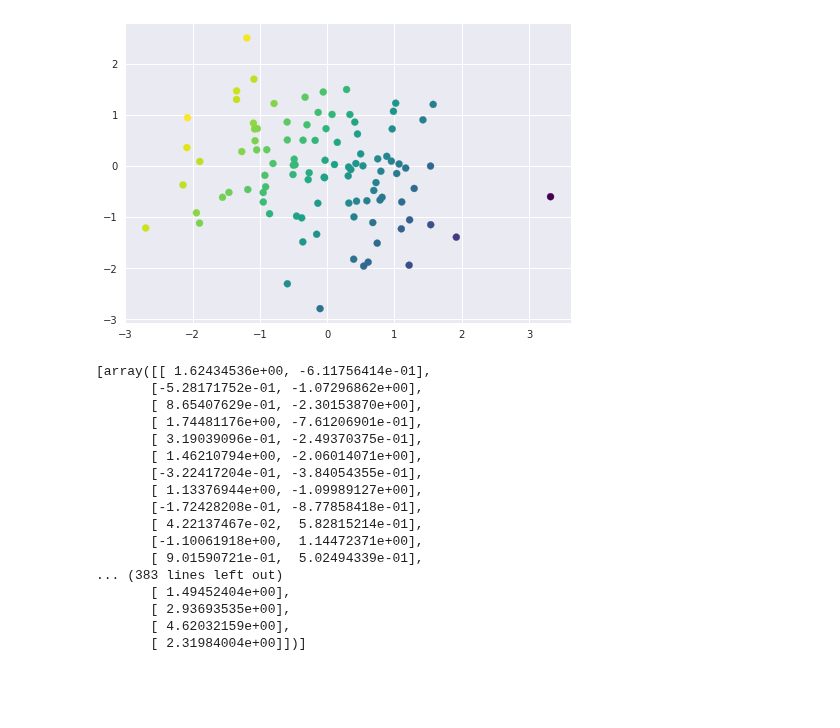
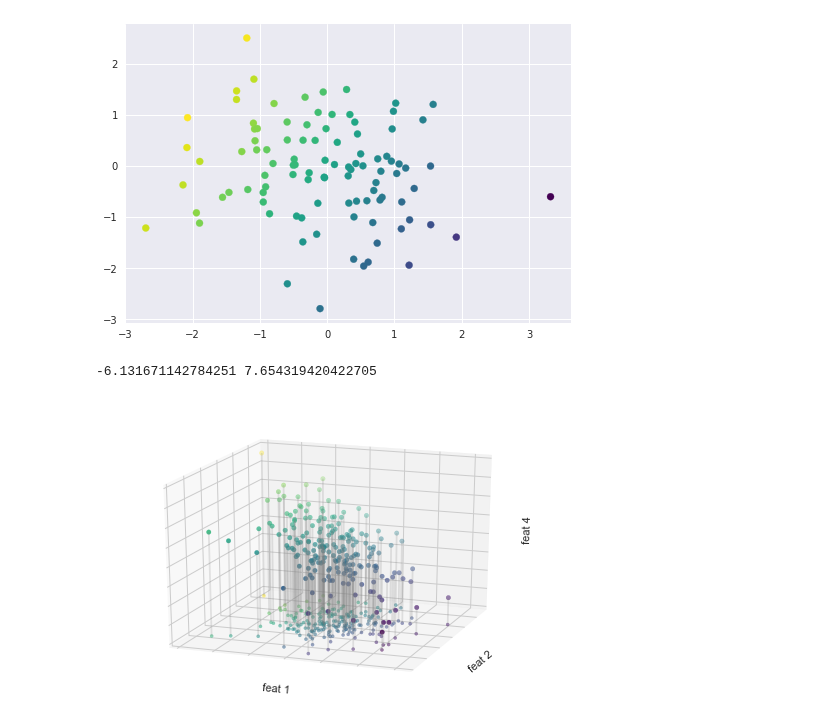
Before and after one commit to SpIIIII/jupyter-repo, a Jupyter notebook: Python Data Science Cookbook/Main (ML chapter).ipynb, the cells around one changed output. Saved outputs shown, nothing was run; the diff lists cells and outputs as text; code cells hidden in the pictures; blank space fills up the shorter version.

```diff
--- a/Python Data Science Cookbook/Main (ML chapter).ipynb
+++ b/Python Data Science Cookbook/Main (ML chapter).ipynb
@@ -118,20 +116,36 @@ points = np.hstack([X,y[:,None]]).reshape(-1,1,3)
-# %%
-print([X,y[:,None]])
-# %% [output]
-[array([[ 1.62434536e+00, -6.11756414e-01],
-       [-5.28171752e-01, -1.07296862e+00],
-       [ 8.65407629e-01, -2.30153870e+00],
-       [ 1.74481176e+00, -7.61206901e-01],
-       [ 3.19039096e-01, -2.49370375e-01],
-       [ 1.46210794e+00, -2.06014071e+00],
-       [-3.22417204e-01, -3.84054355e-01],
-       [ 1.13376944e+00, -1.09989127e+00],
-       [-1.72428208e-01, -8.77858418e-01],
-       [ 4.22137467e-02,  5.82815214e-01],
-       [-1.10061918e+00,  1.14472371e+00],
-       [ 9.01590721e-01,  5.02494339e-01],
-... (383 lines left out)
-       [ 1.49452404e+00],
-       [ 2.93693535e+00],
-       [ 4.62032159e+00],
-       [ 2.31984004e+00]])]
+# %%
+print(y.min(),y.max())
+# %% [output]
+-6.131671142784251 7.654319420422705
+# %%
+points = np.hstack([X,y[:,None]]).reshape(-1,1,3)
+segments = np.hstack([points, points])
+segments[:, 0, 2] = -8
+
+
+fig = plt.figure()
+ax = plt.subplot(projection = '3d')
+ax.scatter(X[:,0],X[:,1],y, c=y,s=20,cmap = 'viridis')
+ax.add_collection3d(Line3DCollection(segments,color='gray',alpha=0.2))
+ax.scatter(segments[:, 0,0 ],segments[:, 0,1 ],segments[:, 0,2 ],c=y,s=10,cmap = 'viridis',alpha = 0.5)
+
+ax.patch.set_facecolor('white')
+ax.view_init(elev = 20,azim = -70)
+ax.set_zlim3d(-8,8)
+ax.xaxis.set_major_formatter(plt.NullFormatter())
+ax.yaxis.set_major_formatter(plt.NullFormatter())
+ax.zaxis.set_major_formatter(plt.NullFormatter())
+ax.set(xlabel = 'feat 1',ylabel = 'feat 2', zlabel = 'feat 4')
+
+ax.w_xaxis.line.set_visible(False)
+ax.w_yaxis.line.set_visible(False)
+ax.w_zaxis.line.set_visible(False)
+
+for tick in ax.xaxis.get_major_ticks() :
+    tick.set_visible(False)
+for tick in ax.yaxis.get_major_ticks() :
+    tick.set_visible(False)
+for tick in ax.zaxis.get_major_ticks() :
+    tick.set_visible(False)
+# %% [output]
+[figure, added]
```
Also changed, not shown: parts of 2 cells of this notebook, 2 other files.
